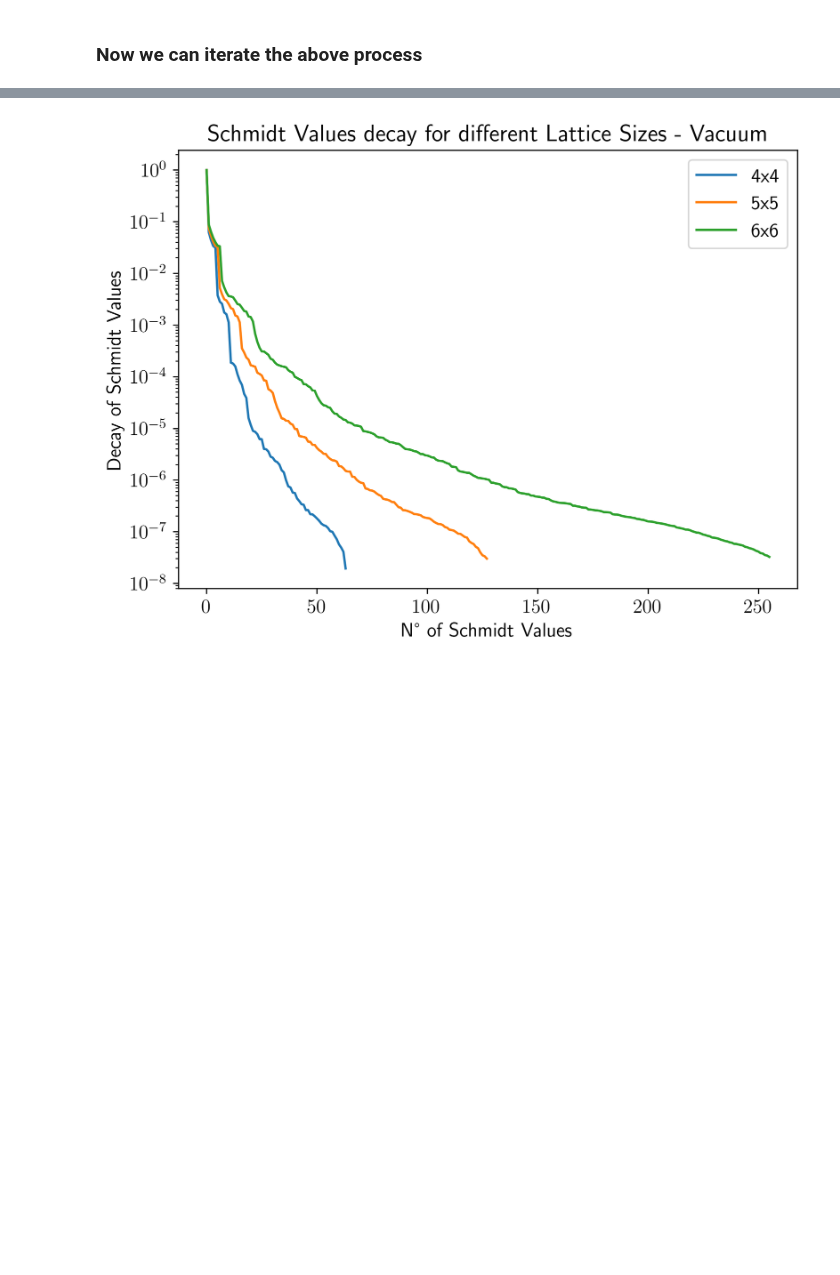
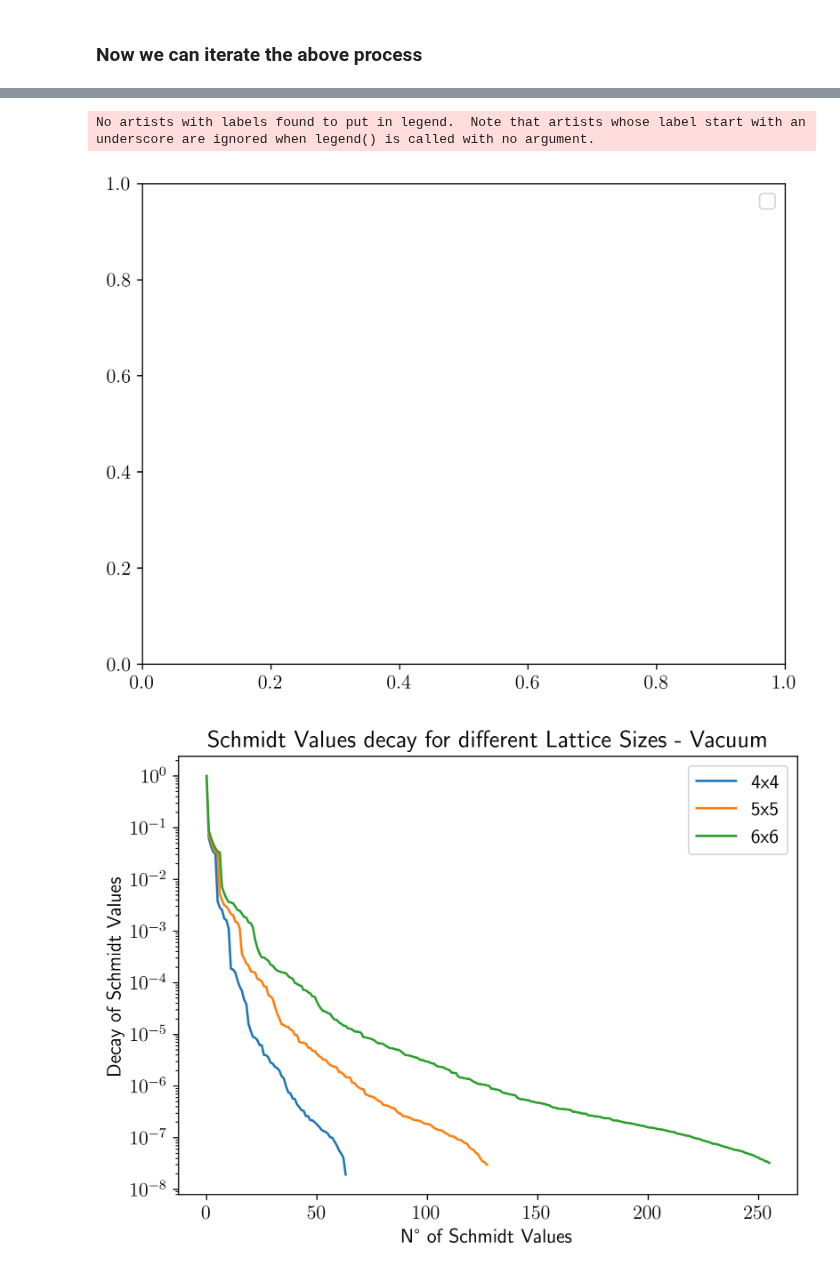
Before and after one commit to Fradm98/qs-mps, a Jupyter notebook: src/qs_mps/applications/Z2/check_schmidt_vals.ipynb, the cells around one changed output, grey strips where cells are left out. Saved outputs shown, nothing was run; the diff lists cells and outputs as text; code cells hidden in the pictures; blank space fills up the shorter version.

```diff
--- a/src/qs_mps/applications/Z2/check_schmidt_vals.ipynb
+++ b/src/qs_mps/applications/Z2/check_schmidt_vals.ipynb
@@ -111,9 +196,0 @@ for h in hs:
-# %%
-cmap = mpl.colormaps.get_cmap("twilight")
-colors = [int(c) for c in np.linspace(0, cmap.N-1, 50)]
-print(len(colors), len(schmidt_vals_h), len(hs))
-for schmidt_vals, h, c in zip(schmidt_vals_h, hs, colors):
-    plt.plot(schmidt_vals, label=f"{h:.2f}", color=cmap.colors[c])
-plt.yscale('log')
-plt.legend(fontsize=5)
-plt.show()
@@ -134,3 +210,22 @@ Text(0.5, 0, 'Schmidt values')
+# %%
+sm_crit = []
+for chi in chis:
+    for h in hs:
+        lattice = MPS(L=5, d=16, chi=chi, h=h, model="Z2_dual")
+        lattice.load_sites(path="/Users/fradm98/Desktop/projects/1_Z2", precision=3)
+        lattice.L = lattice.L - 1
+        lattice.canonical_form(svd_direction="right", trunc_chi=True, trunc_tol=False)
+        sm = lattice.bonds[lattice.L // 2].copy()
+        if h == 5.96362332e-01:
+            sm_crit.append(sm)
+# %%
+for sm, chi in zip(sm_crit, chis):
+    plt.plot(range(len(sm)), sm, label=f"{chi}")
+plt.legend()
+plt.show()
+# %% [output]
+No artists with labels found to put in legend.  Note that artists whose label start with an underscore are ignored when legend() is called with no argument.
+[figure, added]
 # %%
 # let us retrieve the schmidt values from the tensors
 Ls = [4,5,6]
```
Also changed, not shown: parts of 6 cells of this notebook, 5 other files.
